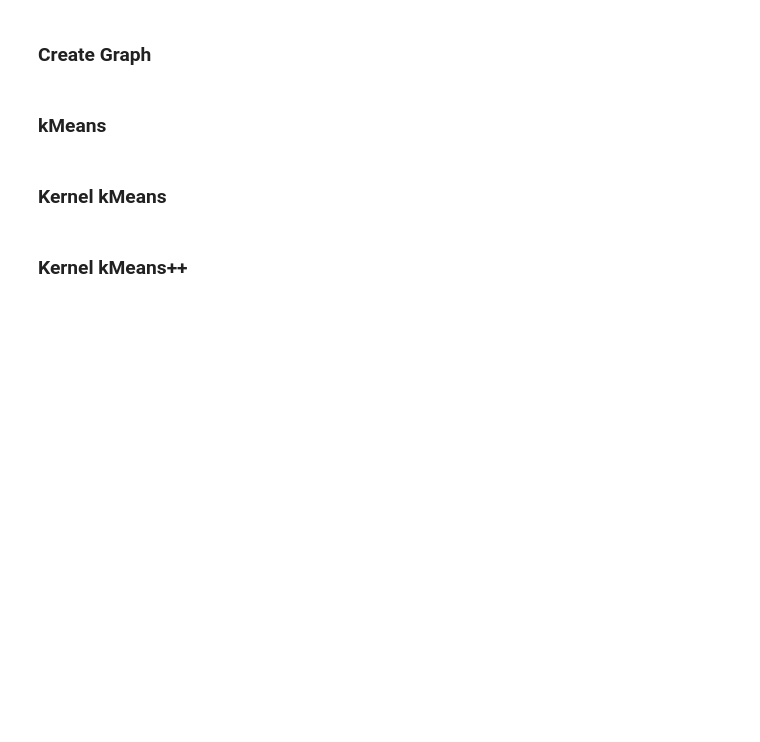
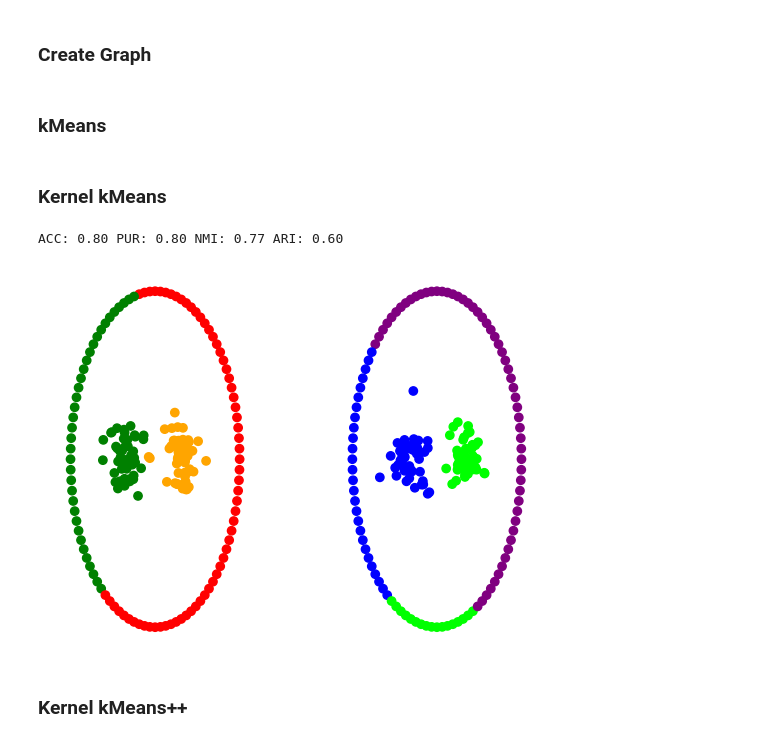
Before and after one commit to gvardakas/global-kernel-k-means-pp, a Jupyter notebook: Kernel k-means.ipynb, the cells around one changed output. Cells and saved outputs as stored; diff of their text form; code cells hidden in the pictures; blank space fills up the shorter version.

Commit message:
Update Kernel k-means.ipynb
Experiments till 19/06/2024 3rings 2rings with 4gaussians

```diff
--- a/Kernel k-means.ipynb
+++ b/Kernel k-means.ipynb
@@ -216,11 +225,14 @@ if(kMeans_is_enabled):
 # %% [markdown]
 ### Kernel kMeans
 # %%
-if(kernelKMeans_is_enabled):
+if(True):
     kernel_kmeans = TSKernelKMeans(n_clusters=K, n_init=10, kernel='precomputed').fit(kernel_matrix)
     acc, pur, nmi, ari = evaluator.evaluate_model(y, kernel_kmeans.labels_)
     evaluator.print_evaluation()
     rings.plot(X, kernel_kmeans.labels_)
+# %% [output]
+ACC: 0.80 PUR: 0.80 NMI: 0.77 ARI: 0.60
+[figure, added]
 # %% [markdown]
 ### Kernel kMeans++
 # %%
```
Also changed, not shown: parts of 6 cells of this notebook.
